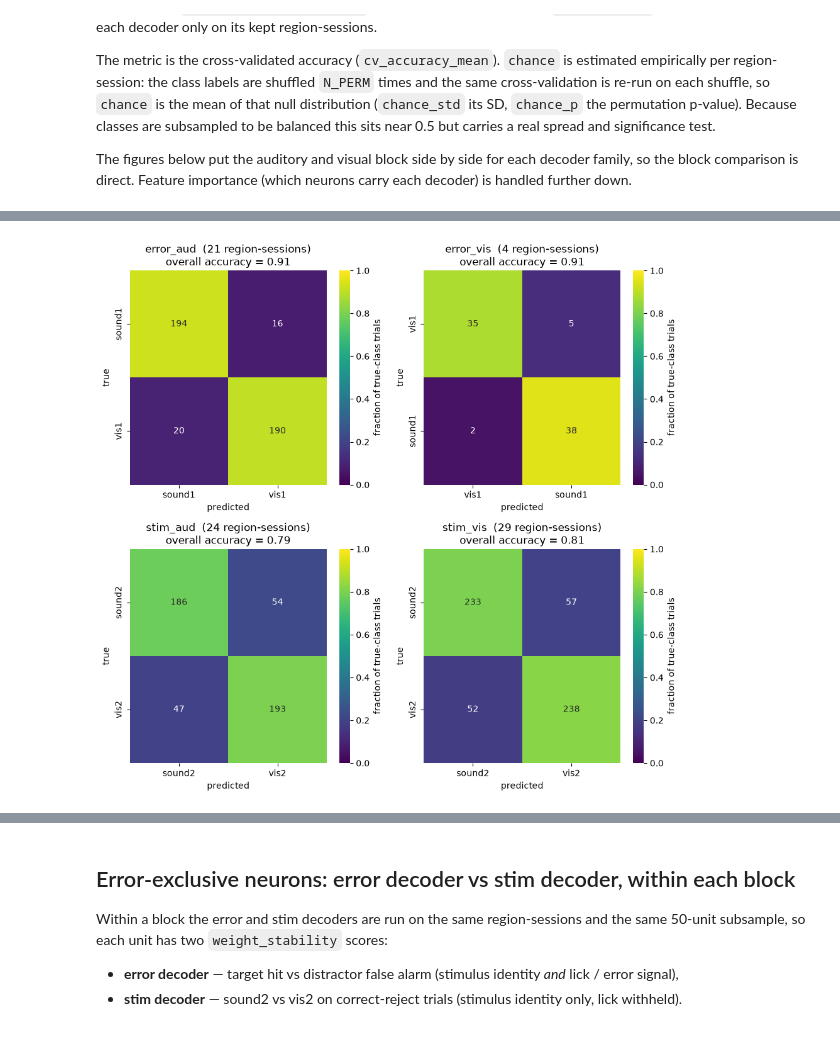
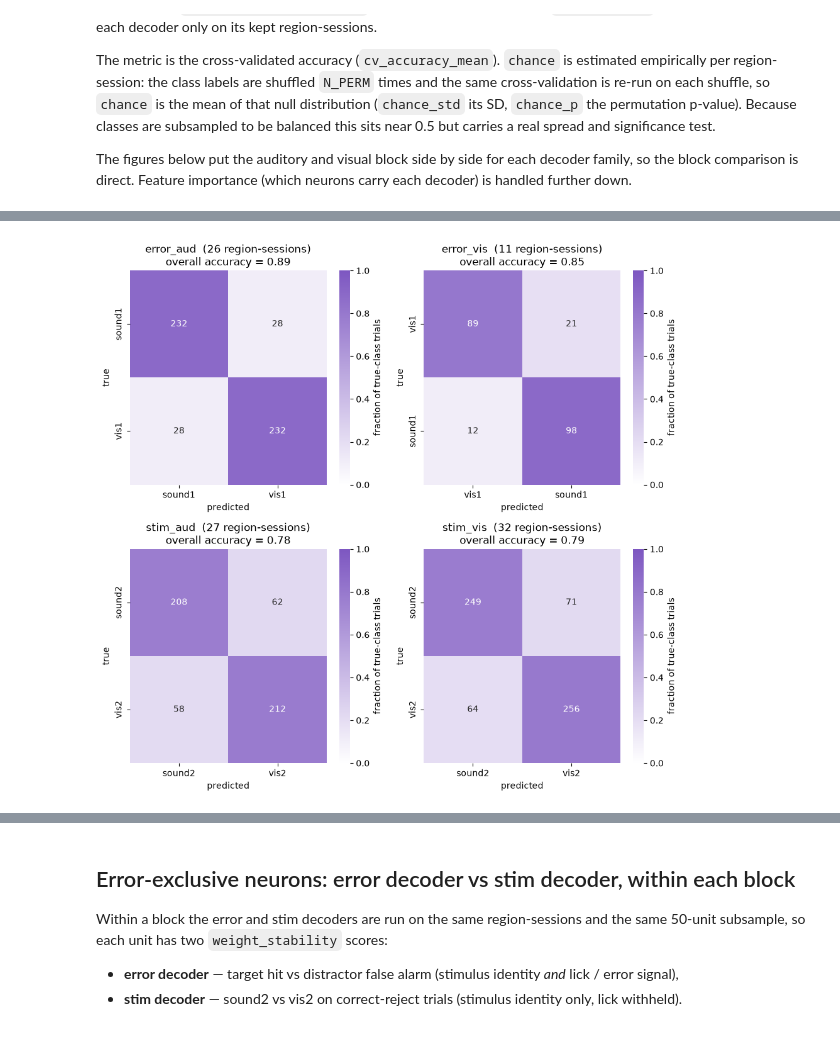
Before and after one commit to tierneydaw1/MisfiringSquad, a Jupyter notebook: code/Decode_AcrossMiceRegions.ipynb, the cells around one changed output, grey strips where cells are left out. Drawn from its saved outputs; the diff is of its cells as text; code cells hidden in the pictures.

```diff
--- a/code/Decode_AcrossMiceRegions.ipynb
+++ b/code/Decode_AcrossMiceRegions.ipynb
@@ -20,6 +20,31 @@ from sklearn.svm import LinearSVC
 from sklearn import svm
 from sklearn.model_selection import train_test_split, cross_validate
 from sklearn.metrics import confusion_matrix
+# %%
+# ---------------------------------------------------------------------------
+# Shared colour scheme (teal / orange / purple) used by every figure below.
+# Change these three hex values to restyle the whole notebook at once.
+import matplotlib as mpl
+
+C_TEAL   = "#48A69C"
+C_ORANGE = "#E78C3B"
+C_PURPLE = "#7D57C1"
+C_GREY   = "#333333"
+
+# task-context block -> colour (aud = purple, vis = teal)
+BLOCK_PAL = {'aud': C_PURPLE, 'vis': C_TEAL}
+BLOCK_ORDER = ['aud', 'vis']
+
+# feature-importance groups in the error-vs-stim comparison
+GROUP_PAL = {'error_exclusive': C_ORANGE, 'stim_exclusive': C_TEAL,
+             'shared': C_PURPLE, 'other': '0.8'}
+
+# white -> purple sequential map for heatmaps (confusion matrices)
+SEQ_CMAP = mpl.colors.LinearSegmentedColormap.from_list(
+    'seq_purple', ['#ffffff', C_PURPLE])
+
+# default line / marker colour cycle
+mpl.rcParams['axes.prop_cycle'] = mpl.cycler(color=[C_TEAL, C_ORANGE, C_PURPLE])
 # %%
 from aind_data_access_api.document_db import MetadataDbClient
 
@@ -273,7 +360,8 @@ for name, spec in DECODERS.items():
                            unit="region", leave=False):
             r = decode_trial_identity(
                 nwbfile, region,
-                window_bin_slice=slice(3, 9),
+                decode_bin_edge_array=DECODE_BIN_EDGES,
+                window_bin_slice=WINDOW_BIN_SLICE,  # set from the PSTH cell (DECODE_WINDOW_S)
                 n_neurons=50, n_trials=10,
                 min_units=MIN_UNITS, min_trials_per_class=MIN_TRIALS_PER_CLASS,
                 n_permutations=N_PERM,
@@ -379,8 +456,7 @@ error_summary
 # %%
 # Mean decoding accuracy per region, auditory vs visual block (mean +/- SEM
 # across sessions, with individual session points). One row per decoder family.
-BLOCK_PAL = {'aud': 'mediumpurple', 'vis': 'mediumseagreen'}
-BLOCK_ORDER = ['aud', 'vis']
+# BLOCK_PAL / BLOCK_ORDER come from the shared colour-scheme cell.
 
 fig, axes = plt.subplots(2, 1, figsize=(max(7, 0.55 * plot_df.region.nunique()), 10))
 
@@ -403,7 +479,7 @@ for ax, family in zip(axes, ['error', 'stim']):
             sub = d[(d.region == region) & (d.block == blk)]
             if len(sub):
                 ax.errorbar(xi + sign, sub['chance'].mean(),
-                            yerr=sub['chance_std'].mean(), fmt='_', color='tomato',
+                            yerr=sub['chance_std'].mean(), fmt='_', color=C_ORANGE,
                             markersize=10, markeredgewidth=2, elinewidth=1.1,
                             capsize=2, zorder=5)
 
@@ -413,7 +489,7 @@ for ax, family in zip(axes, ['error', 'stim']):
     ax.set_ylabel('cross-validated decoding accuracy')
     ax.set_title(f'{family} decoder — accuracy by region, auditory vs visual block\n'
                  'bar = mean +/- SEM across sessions; points = sessions; '
-                 'red ticks = shuffle chance (mean +/- SD)')
+                 'orange ticks = shuffle chance (mean +/- SD)')
     ax.tick_params(axis='x', rotation=90)
     handles, labels = ax.get_legend_handles_labels()
     ax.legend(handles[:2], labels[:2], title='block', loc='upper right', frameon=False)
@@ -433,25 +509,25 @@ Setting a gradient palette using color= is deprecated and will be removed in v0.
 # %%
 # Pooled confusion matrix for each of the four decoders (cross-validated
 # predictions summed across all ok region-sessions, then row-normalised).
 fig, axes = plt.subplots(2, 2, figsize=(9.5, 9))
 
 for ax, name in zip(axes.ravel(), DECODERS):
     g = ok_all[ok_all.decoder == name]
     if not len(g):
         ax.set_visible(False)
         continue
     labels = g['confusion_labels'].iloc[0]
     conf_total = np.sum(np.stack(g['confusion_matrix'].values), axis=0)
     conf_frac = conf_total / conf_total.sum(axis=1, keepdims=True)
-    sns.heatmap(conf_frac, annot=conf_total, fmt='d', cmap='viridis',
+    sns.heatmap(conf_frac, annot=conf_total, fmt='d', cmap=SEQ_CMAP,
                 vmin=0, vmax=1, xticklabels=labels, yticklabels=labels,
                 cbar_kws={'label': 'fraction of true-class trials'}, ax=ax)
     ax.set_xlabel('predicted')
     ax.set_ylabel('true')
     ax.set_title(f'{name}  ({len(g)} region-sessions)\n'
                  f'overall accuracy = {np.diag(conf_total).sum() / conf_total.sum():.2f}')
 
 fig.tight_layout()
 plt.show()
 # %% [output]
-[figure, old version]
+[figure, new version]
```
Also changed, not shown: parts of 18 cells of this notebook, 2 other files.
